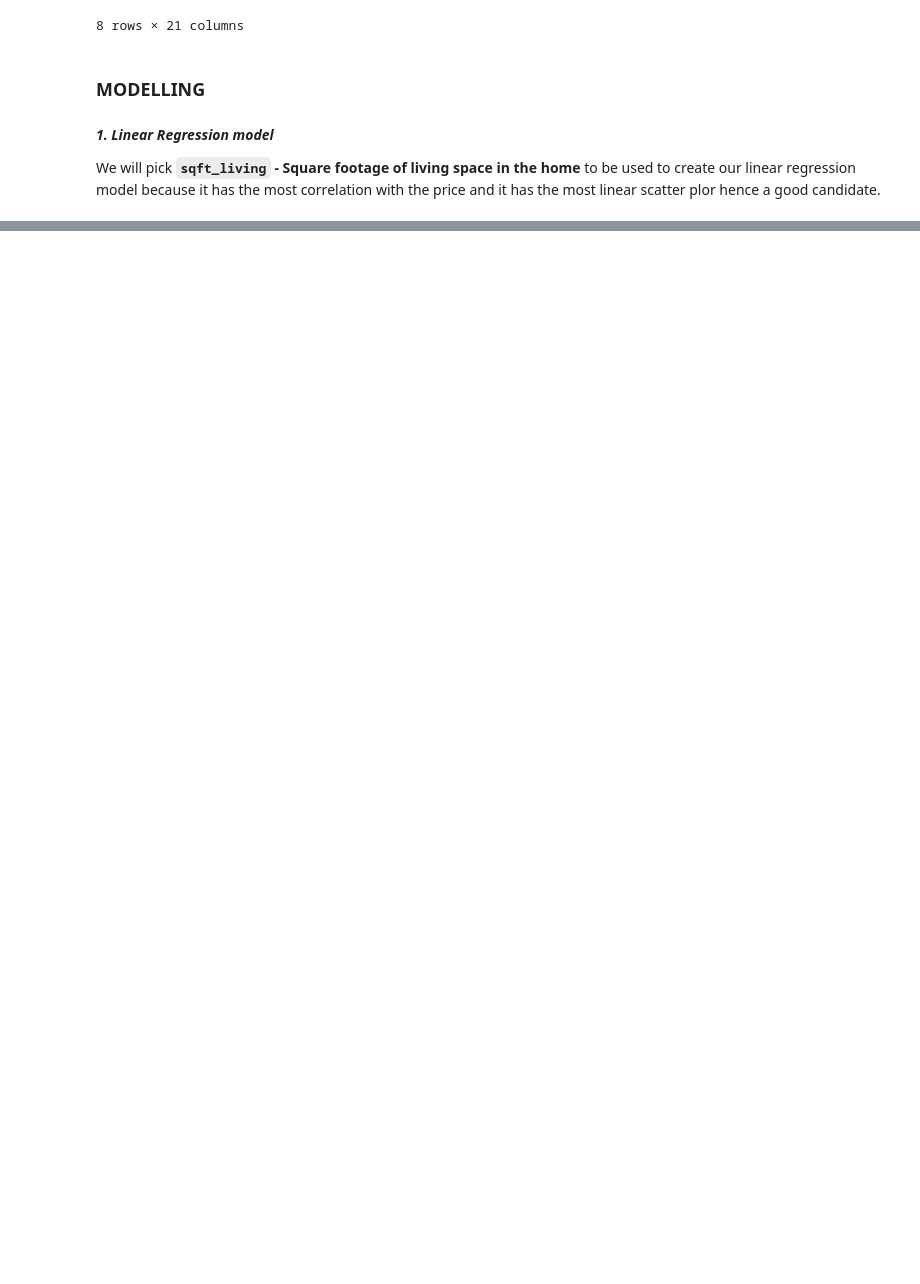
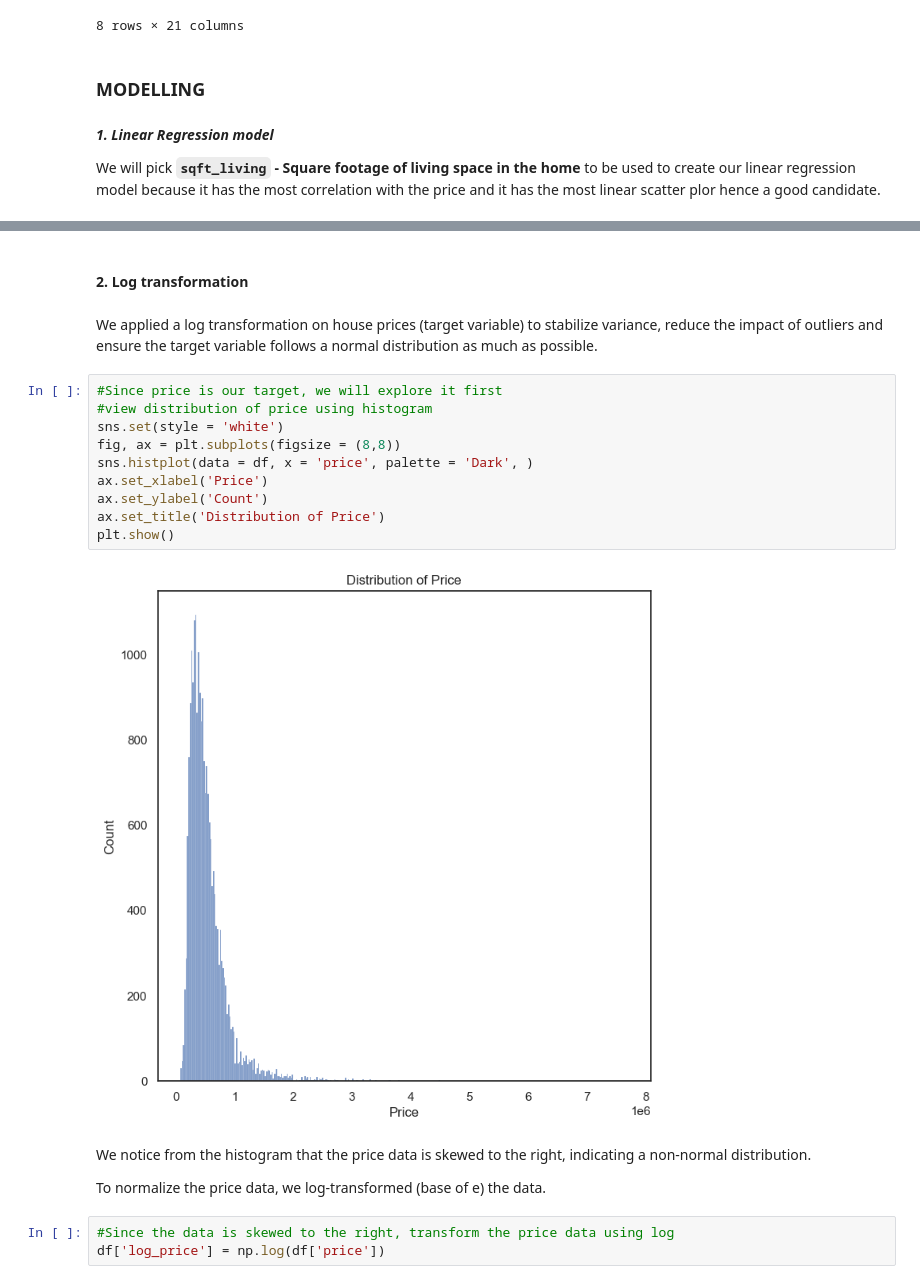
Before and after one commit to JEr1yAnalst/dsc-phase-2project_group7, a Jupyter notebook: student.ipynb, the cells around one changed output, grey strips where cells are left out. Cells and saved outputs as stored; diff of their text form; blank space fills up the shorter version.

```diff
--- a/student.ipynb
+++ b/student.ipynb
@@ -688,0 +763,23 @@ We will pick **`sqft_living` - Square footage of living space in the home** to b
+# %% [markdown]
+#### 2. Log transformation
+# %% [markdown]
+We applied a log transformation on house prices (target variable) to stabilize variance, reduce the impact of outliers and ensure the target variable follows a normal distribution as much as possible.
+# %%
+#Since price is our target, we will explore it first
+#view distribution of price using histogram
+sns.set(style = 'white')
+fig, ax = plt.subplots(figsize = (8,8))
+sns.histplot(data = df, x = 'price', palette = 'Dark', )
+ax.set_xlabel('Price')
+ax.set_ylabel('Count')
+ax.set_title('Distribution of Price')
+plt.show()
+# %% [output]
+[figure, added]
+# %% [markdown]
+We notice from the histogram that the price data is skewed to the right, indicating a non-normal distribution.
+
+To normalize the price data, we log-transformed (base of e) the data.
+# %%
+#Since the data is skewed to the right, transform the price data using log
+df['log_price'] = np.log(df['price'])
```
Also changed, not shown: parts of 22 cells of this notebook.
